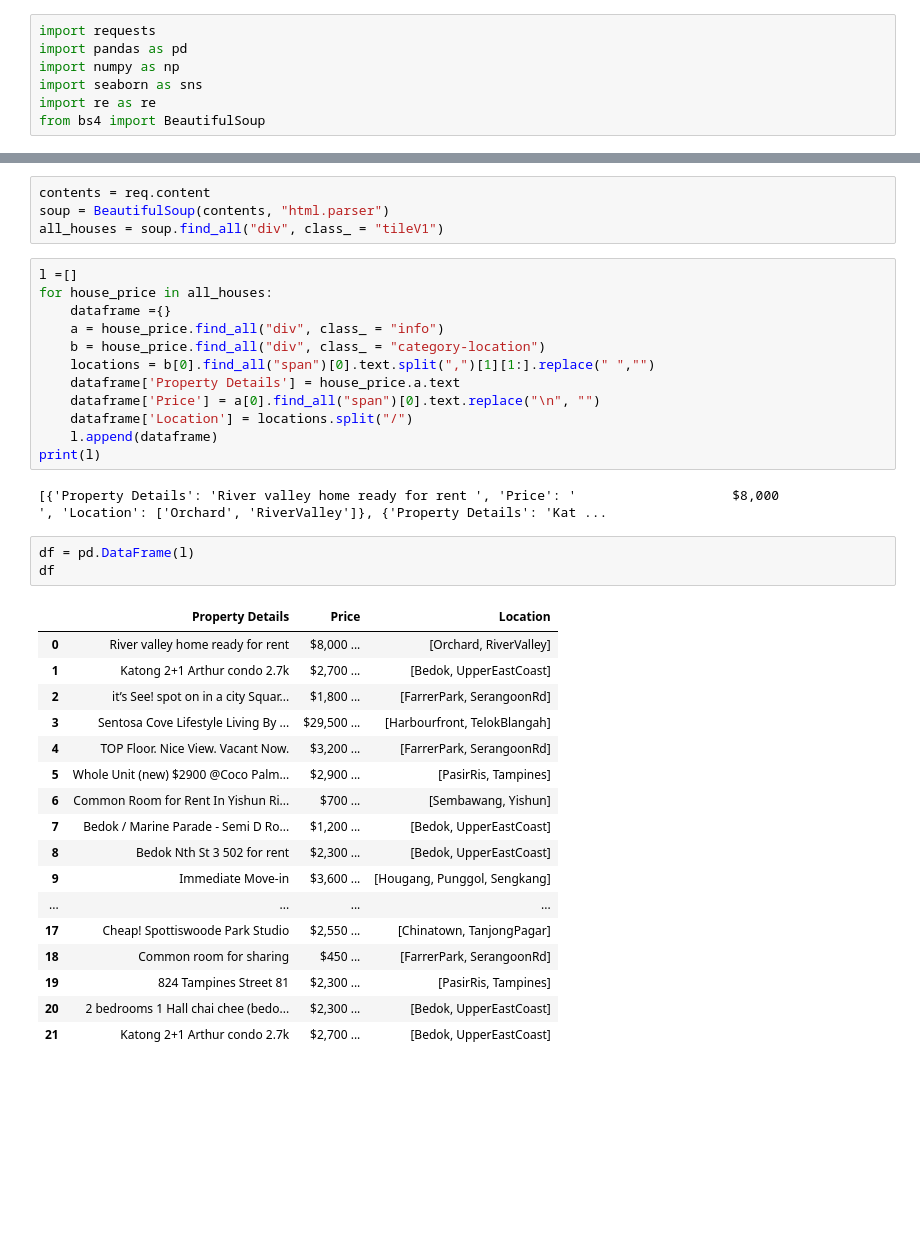
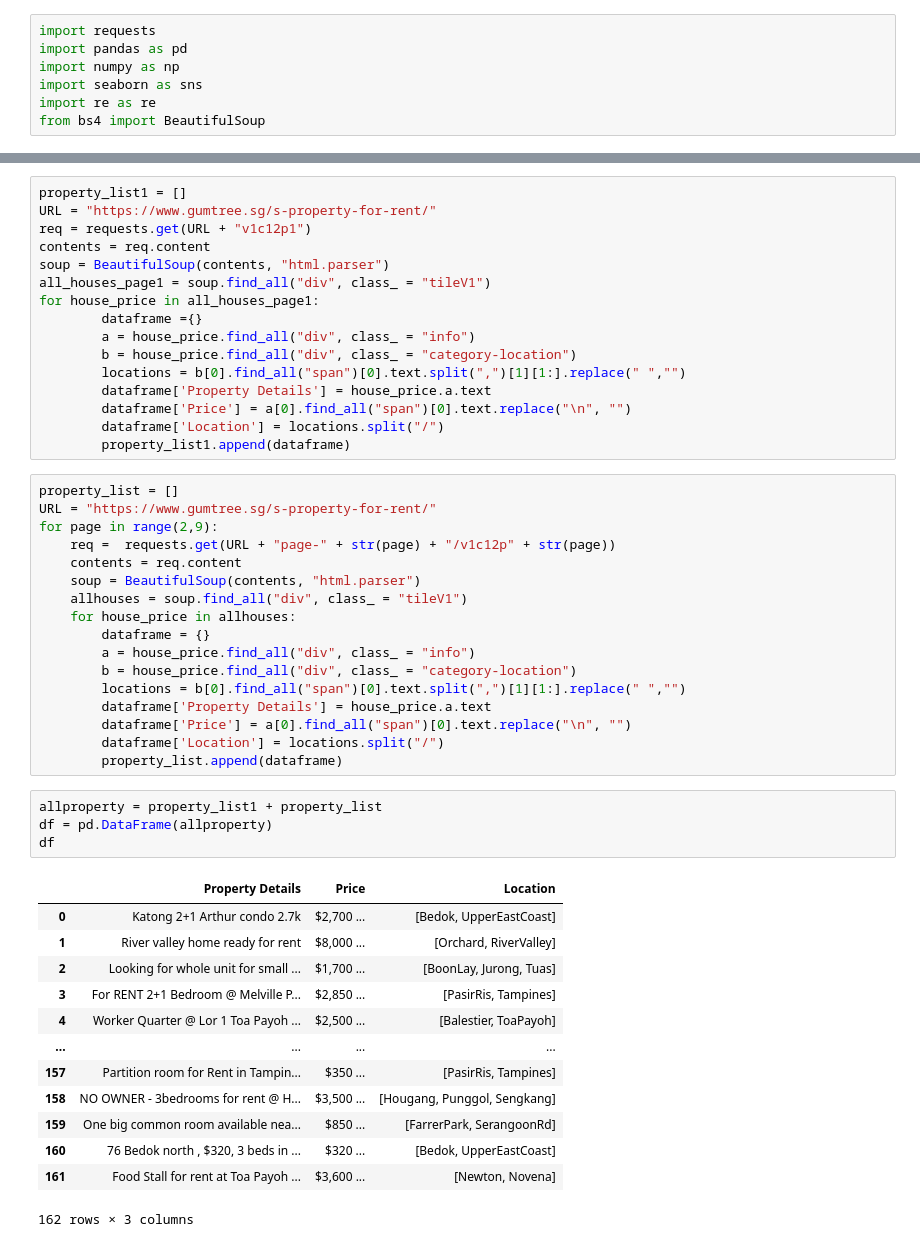
Before and after one commit to Vincentyr/Machine_Learning, a Jupyter notebook: Web Scapping/Web Scrapping - Gumtree.ipynb, the cells around one changed output, grey strips where cells are left out. Saved outputs shown, nothing was run; the diff lists cells and outputs as text; blank space fills up the shorter version.

```diff
--- a/Web Scapping/Web Scrapping - Gumtree.ipynb
+++ b/Web Scapping/Web Scrapping - Gumtree.ipynb
@@ -10,42 +8,54 @@ req = requests.get("https://www.gumtree.sg/s-property-for-rent/v1c12p1")
-# %%
-contents = req.content
-soup = BeautifulSoup(contents, "html.parser")
-all_houses = soup.find_all("div", class_ = "tileV1")
-# %%
-l =[]
-for house_price in all_houses:
-    dataframe ={}
-    a = house_price.find_all("div", class_ = "info")
-    b = house_price.find_all("div", class_ = "category-location")
-    locations = b[0].find_all("span")[0].text.split(",")[1][1:].replace(" ","")
-    dataframe['Property Details'] = house_price.a.text
-    dataframe['Price'] = a[0].find_all("span")[0].text.replace("\n", "")
-    dataframe['Location'] = locations.split("/")
-    l.append(dataframe)
-print(l)
-# %% [output]
-[{'Property Details': 'River valley home ready for rent ', 'Price': '                    $8,000                                    ', 'Location': ['Orchard', 'RiverValley']}, {'Property Details': 'Kat ...
+# %%
+property_list1 = []
+URL = "https://www.gumtree.sg/s-property-for-rent/"
+req = requests.get(URL + "v1c12p1")
+contents = req.content
+soup = BeautifulSoup(contents, "html.parser")
+all_houses_page1 = soup.find_all("div", class_ = "tileV1")
+for house_price in all_houses_page1:
+        dataframe ={}
+        a = house_price.find_all("div", class_ = "info")
+        b = house_price.find_all("div", class_ = "category-location")
+        locations = b[0].find_all("span")[0].text.split(",")[1][1:].replace(" ","")
+        dataframe['Property Details'] = house_price.a.text
+        dataframe['Price'] = a[0].find_all("span")[0].text.replace("\n", "")
+        dataframe['Location'] = locations.split("/")
+        property_list1.append(dataframe)
+# %%
+property_list = []
+URL = "https://www.gumtree.sg/s-property-for-rent/"
+for page in range(2,9):
+    req =  requests.get(URL + "page-" + str(page) + "/v1c12p" + str(page))
+    contents = req.content
+    soup = BeautifulSoup(contents, "html.parser")
+    allhouses = soup.find_all("div", class_ = "tileV1")
+    for house_price in allhouses:
+        dataframe = {}
+        a = house_price.find_all("div", class_ = "info")
+        b = house_price.find_all("div", class_ = "category-location")
+        locations = b[0].find_all("span")[0].text.split(",")[1][1:].replace(" ","")
+        dataframe['Property Details'] = house_price.a.text
+        dataframe['Price'] = a[0].find_all("span")[0].text.replace("\n", "")
+        dataframe['Location'] = locations.split("/")
+        property_list.append(dataframe)
 # %%
-df = pd.DataFrame(l)
+allproperty = property_list1 + property_list
+df = pd.DataFrame(allproperty)
 df
 # %% [output]
 |  | Property Details | Price | Location |
-| 0 | River valley home ready for rent | $8,000 ... | [Orchard, RiverValley] |
-| 1 | Katong 2+1 Arthur condo 2.7k | $2,700 ... | [Bedok, UpperEastCoast] |
-| 2 | it’s See! spot on in a city Squar... | $1,800 ... | [FarrerPark, SerangoonRd] |
-| 3 | Sentosa Cove Lifestyle Living By ... | $29,500 ... | [Harbourfront, TelokBlangah] |
-| 4 | TOP Floor. Nice View. Vacant Now. | $3,200 ... | [FarrerPark, SerangoonRd] |
-| 5 | Whole Unit (new) $2900 @Coco Palm... | $2,900 ... | [PasirRis, Tampines] |
-| 6 | Common Room for Rent In Yishun Ri... | $700 ... | [Sembawang, Yishun] |
-| 7 | Bedok / Marine Parade - Semi D Ro... | $1,200 ... | [Bedok, UpperEastCoast] |
-| 8 | Bedok Nth St 3 502 for rent | $2,300 ... | [Bedok, UpperEastCoast] |
-| 9 | Immediate Move-in | $3,600 ... | [Hougang, Punggol, Sengkang] |
+| 0 | Katong 2+1 Arthur condo 2.7k | $2,700 ... | [Bedok, UpperEastCoast] |
+| 1 | River valley home ready for rent | $8,000 ... | [Orchard, RiverValley] |
+| 2 | Looking for whole unit for small ... | $1,700 ... | [BoonLay, Jurong, Tuas] |
+| 3 | For RENT 2+1 Bedroom @ Melville P... | $2,850 ... | [PasirRis, Tampines] |
+| 4 | Worker Quarter @ Lor 1 Toa Payoh ... | $2,500 ... | [Balestier, ToaPayoh] |
 | ... | ... | ... | ... |
-| 17 | Cheap! Spottiswoode Park Studio | $2,550 ... | [Chinatown, TanjongPagar] |
-| 18 | Common room for sharing | $450 ... | [FarrerPark, SerangoonRd] |
-| 19 | 824 Tampines Street 81 | $2,300 ... | [PasirRis, Tampines] |
-| 20 | 2 bedrooms 1 Hall chai chee (bedo... | $2,300 ... | [Bedok, UpperEastCoast] |
-| 21 | Katong 2+1 Arthur condo 2.7k | $2,700 ... | [Bedok, UpperEastCoast] |
+| 157 | Partition room for Rent in Tampin... | $350 ... | [PasirRis, Tampines] |
+| 158 | NO OWNER - 3bedrooms for rent @ H... | $3,500 ... | [Hougang, Punggol, Sengkang] |
+| 159 | One big common room available nea... | $850 ... | [FarrerPark, SerangoonRd] |
+| 160 | 76 Bedok north , $320, 3 beds in ... | $320 ... | [Bedok, UpperEastCoast] |
+| 161 | Food Stall for rent at Toa Payoh ... | $3,600 ... | [Newton, Novena] |
+162 rows × 3 columns
 # %%
 def find_number(text):
     num = re.findall(r'[0-9]+',text)
```
Also changed, not shown: parts of 6 cells of this notebook.
